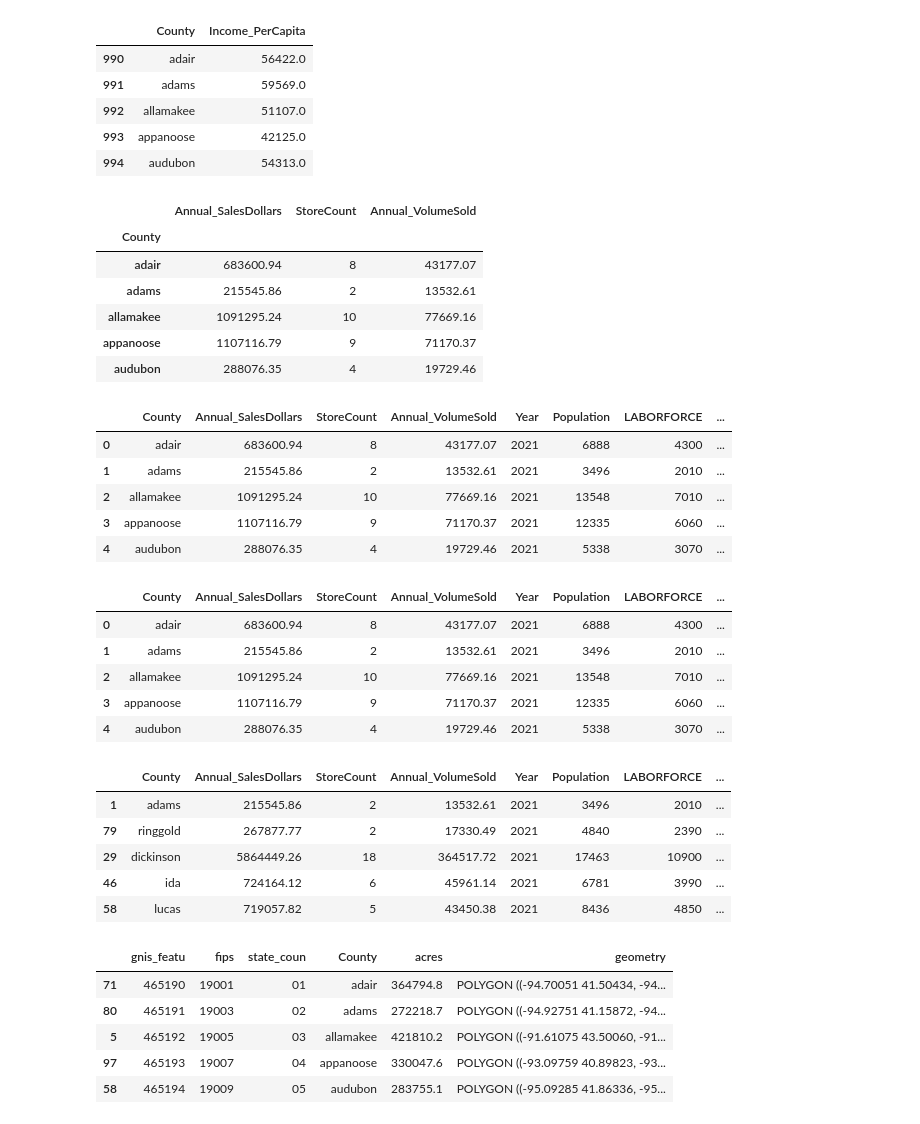
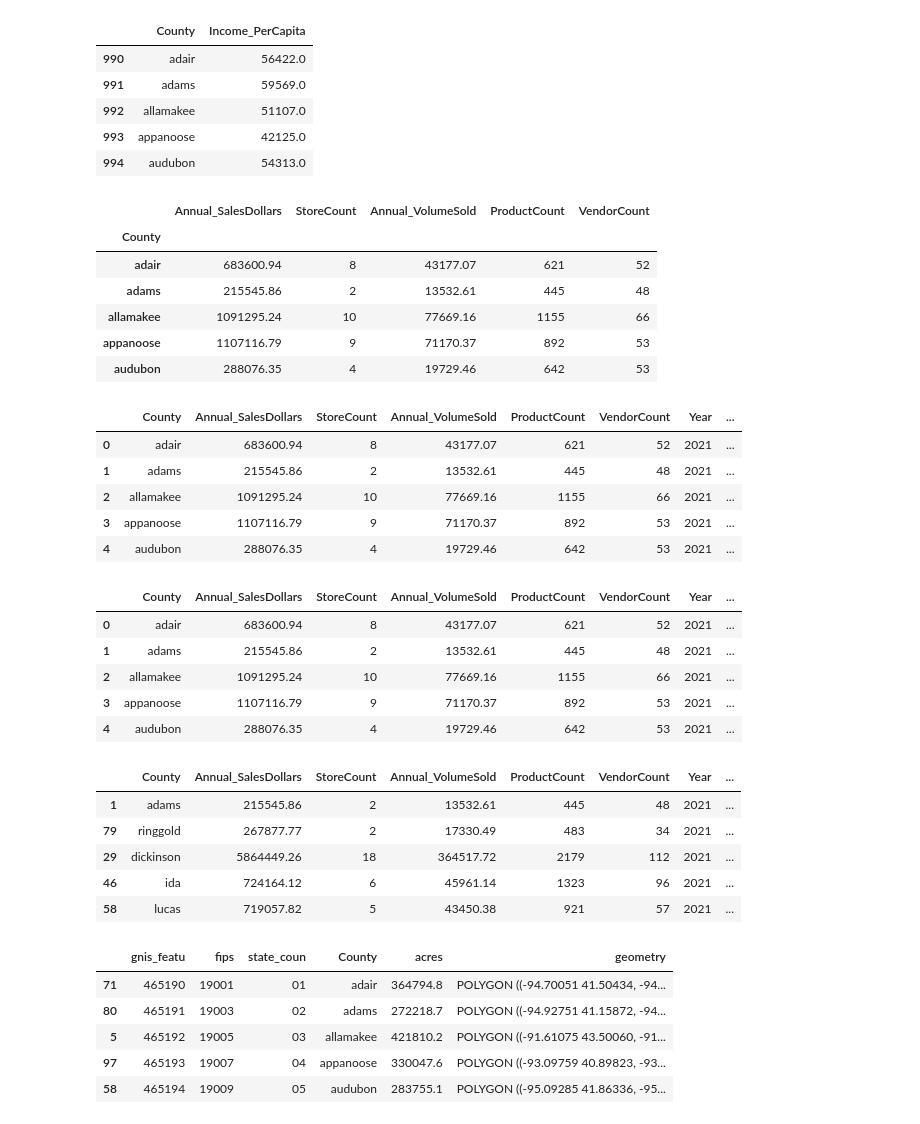
Before and after one commit to flyingcape/Iowa_Liquor_Sales, a Jupyter notebook: LiquorSales_EDA_Clustering_Maps.ipynb, the cells around one changed output. Drawn from its saved outputs; the diff is of its cells as text; code cells hidden in the pictures.

```diff
--- a/LiquorSales_EDA_Clustering_Maps.ipynb
+++ b/LiquorSales_EDA_Clustering_Maps.ipynb
@@ -133,20 +133,24 @@ county_2020_income.head()
 # %%
 df_bycounty_temp0 = temp1.groupby(['County']).agg({'Sale_Dollars':'sum',
                                'StoreID':'nunique',
-                               'VolumeSold_Liters':'sum'})
+                               'VolumeSold_Liters':'sum',
+                               'ProductID':'nunique',
+                               'VendorID':'nunique'})
 df_bycounty_temp0.rename(columns={'Sale_Dollars': 'Annual_SalesDollars',
                             'StoreID': 'StoreCount',
-                            'VolumeSold_Liters': 'Annual_VolumeSold'}, inplace=True)
+                            'VolumeSold_Liters': 'Annual_VolumeSold',
+                            'ProductID': 'ProductCount',
+                            'VendorID': 'VendorCount'}, inplace=True)
 
 df_bycounty_temp0.head()
 # %% [output]
-|  | Annual_SalesDollars | StoreCount | Annual_VolumeSold |
-| County |  |  |  |
-| adair | 683600.94 | 8 | 43177.07 |
-| adams | 215545.86 | 2 | 13532.61 |
-| allamakee | 1091295.24 | 10 | 77669.16 |
-| appanoose | 1107116.79 | 9 | 71170.37 |
-| audubon | 288076.35 | 4 | 19729.46 |
+|  | Annual_SalesDollars | StoreCount | Annual_VolumeSold | ProductCount | VendorCount |
+| County |  |  |  |  |  |
+| adair | 683600.94 | 8 | 43177.07 | 621 | 52 |
+| adams | 215545.86 | 2 | 13532.61 | 445 | 48 |
+| allamakee | 1091295.24 | 10 | 77669.16 | 1155 | 66 |
+| appanoose | 1107116.79 | 9 | 71170.37 | 892 | 53 |
+| audubon | 288076.35 | 4 | 19729.46 | 642 | 53 |
 # %%
 df_bycounty_temp1 = df_bycounty_temp0.merge(county_2021, on = ['County'], how = 'left')
 df_bycounty_temp1['StoresPer10K'] = (df_bycounty_temp1['StoreCount']/df_bycounty_temp1['Population'])*10000
@@ -155,12 +159,12 @@ df_bycounty_temp1['VolSoldPerCapita'] = (df_bycounty_temp1['Annual_VolumeSold']/
 df_bycounty_temp1 = df_bycounty_temp1.drop(columns = ['Income_PerCapita'])
 df_bycounty_temp1.head()
 # %% [output]
-|  | County | Annual_SalesDollars | StoreCount | Annual_VolumeSold | Year | Population | LABORFORCE | ... |
-| 0 | adair | 683600.94 | 8 | 43177.07 | 2021 | 6888 | 4300 | ... |
-| 1 | adams | 215545.86 | 2 | 13532.61 | 2021 | 3496 | 2010 | ... |
-| 2 | allamakee | 1091295.24 | 10 | 77669.16 | 2021 | 13548 | 7010 | ... |
-| 3 | appanoose | 1107116.79 | 9 | 71170.37 | 2021 | 12335 | 6060 | ... |
-| 4 | audubon | 288076.35 | 4 | 19729.46 | 2021 | 5338 | 3070 | ... |
+|  | County | Annual_SalesDollars | StoreCount | Annual_VolumeSold | ProductCount | VendorCount | Year | ... |
+| 0 | adair | 683600.94 | 8 | 43177.07 | 621 | 52 | 2021 | ... |
+| 1 | adams | 215545.86 | 2 | 13532.61 | 445 | 48 | 2021 | ... |
+| 2 | allamakee | 1091295.24 | 10 | 77669.16 | 1155 | 66 | 2021 | ... |
+| 3 | appanoose | 1107116.79 | 9 | 71170.37 | 892 | 53 | 2021 | ... |
+| 4 | audubon | 288076.35 | 4 | 19729.46 | 642 | 53 | 2021 | ... |
 # %%
 # Adding 2020 income column
 df_bycounty = df_bycounty_temp1.merge(county_2020_income, on = ['County'], how = 'left')
@@ -168,21 +172,21 @@ df_bycounty.rename(columns={'Income_PerCapita': 'Income_PerCapita_2020'}, inplac
 df_bycounty['SalesPerCapita_perStore'] = (df_bycounty['SalesPerCapita']/df_bycounty_temp1['StoreCount'])
 df_bycounty.head()
 # %% [output]
-|  | County | Annual_SalesDollars | StoreCount | Annual_VolumeSold | Year | Population | LABORFORCE | ... |
-| 0 | adair | 683600.94 | 8 | 43177.07 | 2021 | 6888 | 4300 | ... |
-| 1 | adams | 215545.86 | 2 | 13532.61 | 2021 | 3496 | 2010 | ... |
-| 2 | allamakee | 1091295.24 | 10 | 77669.16 | 2021 | 13548 | 7010 | ... |
-| 3 | appanoose | 1107116.79 | 9 | 71170.37 | 2021 | 12335 | 6060 | ... |
-| 4 | audubon | 288076.35 | 4 | 19729.46 | 2021 | 5338 | 3070 | ... |
+|  | County | Annual_SalesDollars | StoreCount | Annual_VolumeSold | ProductCount | VendorCount | Year | ... |
+| 0 | adair | 683600.94 | 8 | 43177.07 | 621 | 52 | 2021 | ... |
+| 1 | adams | 215545.86 | 2 | 13532.61 | 445 | 48 | 2021 | ... |
+| 2 | allamakee | 1091295.24 | 10 | 77669.16 | 1155 | 66 | 2021 | ... |
+| 3 | appanoose | 1107116.79 | 9 | 71170.37 | 892 | 53 | 2021 | ... |
+| 4 | audubon | 288076.35 | 4 | 19729.46 | 642 | 53 | 2021 | ... |
 # %%
 df_bycounty.nlargest(5,'SalesPerCapita_perStore')
 # %% [output]
-|  | County | Annual_SalesDollars | StoreCount | Annual_VolumeSold | Year | Population | LABORFORCE | ... |
-| 1 | adams | 215545.86 | 2 | 13532.61 | 2021 | 3496 | 2010 | ... |
-| 79 | ringgold | 267877.77 | 2 | 17330.49 | 2021 | 4840 | 2390 | ... |
-| 29 | dickinson | 5864449.26 | 18 | 364517.72 | 2021 | 17463 | 10900 | ... |
-| 46 | ida | 724164.12 | 6 | 45961.14 | 2021 | 6781 | 3990 | ... |
-| 58 | lucas | 719057.82 | 5 | 43450.38 | 2021 | 8436 | 4850 | ... |
+|  | County | Annual_SalesDollars | StoreCount | Annual_VolumeSold | ProductCount | VendorCount | Year | ... |
+| 1 | adams | 215545.86 | 2 | 13532.61 | 445 | 48 | 2021 | ... |
+| 79 | ringgold | 267877.77 | 2 | 17330.49 | 483 | 34 | 2021 | ... |
+| 29 | dickinson | 5864449.26 | 18 | 364517.72 | 2179 | 112 | 2021 | ... |
+| 46 | ida | 724164.12 | 6 | 45961.14 | 1323 | 96 | 2021 | ... |
+| 58 | lucas | 719057.82 | 5 | 43450.38 | 921 | 57 | 2021 | ... |
 # %%
 import geopandas as gpd
 from shapely.geometry import Point, Polygon
```
Also changed, not shown: parts of 12 cells of this notebook.
